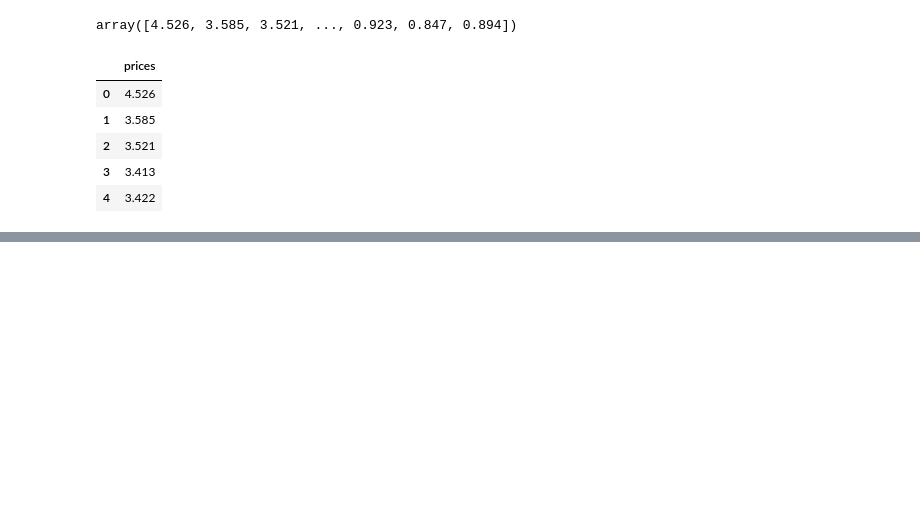
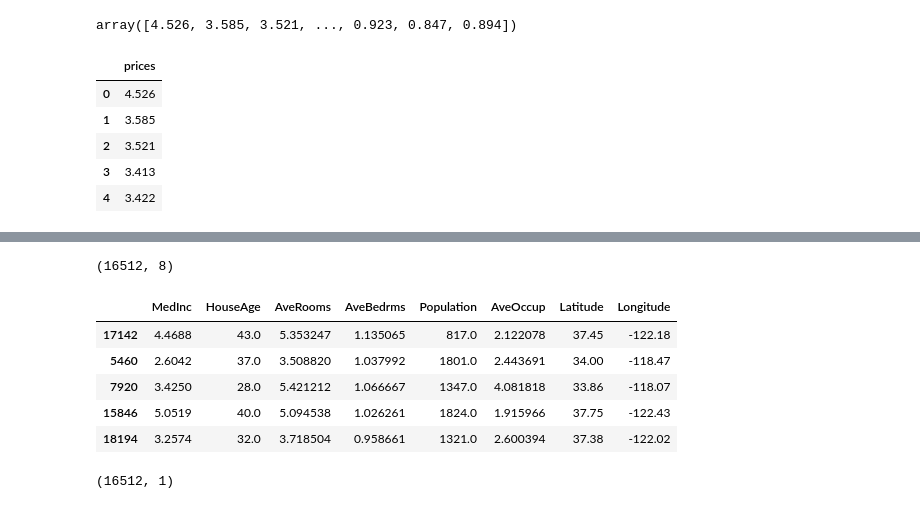
Before and after one commit to jbcroom/DS7333-QTW, a Jupyter notebook: CaseStudy5/DS733_JB_BC_SW_Case_Study5.ipynb, the cells around one changed output, grey strips where cells are left out. Saved outputs shown, nothing was run; the diff lists cells and outputs as text; code cells hidden in the pictures; blank space fills up the shorter version.

```diff
--- a/CaseStudy5/DS733_JB_BC_SW_Case_Study5.ipynb
+++ b/CaseStudy5/DS733_JB_BC_SW_Case_Study5.ipynb
@@ -64,0 +95,22 @@ calf_hous_df.describe()
+# %%
+# Split training and test data set using an 80/20 split
+calf_hous_df_2 = calf_hous_df[calf_hous_df.columns[~calf_hous_df.columns.isin(['prices'])]]
+
+x_train,x_test,y_train,y_test=train_test_split(calf_hous_df_2,p_df,test_size=0.2,random_state=7)
+# %%
+x_train.shape
+# %% [output]
+(16512, 8)
+# %%
+x_train.head()
+# %% [output]
+|  | MedInc | HouseAge | AveRooms | AveBedrms | Population | AveOccup | Latitude | Longitude |
+| 17142 | 4.4688 | 43.0 | 5.353247 | 1.135065 | 817.0 | 2.122078 | 37.45 | -122.18 |
+| 5460 | 2.6042 | 37.0 | 3.508820 | 1.037992 | 1801.0 | 2.443691 | 34.00 | -118.47 |
+| 7920 | 3.4250 | 28.0 | 5.421212 | 1.066667 | 1347.0 | 4.081818 | 33.86 | -118.07 |
+| 15846 | 5.0519 | 40.0 | 5.094538 | 1.026261 | 1824.0 | 1.915966 | 37.75 | -122.43 |
+| 18194 | 3.2574 | 32.0 | 3.718504 | 0.958661 | 1321.0 | 2.600394 | 37.38 | -122.02 |
+# %%
+y_train.shape
+# %% [output]
+(16512, 1)
```
Also changed, not shown: parts of 10 cells of this notebook.
